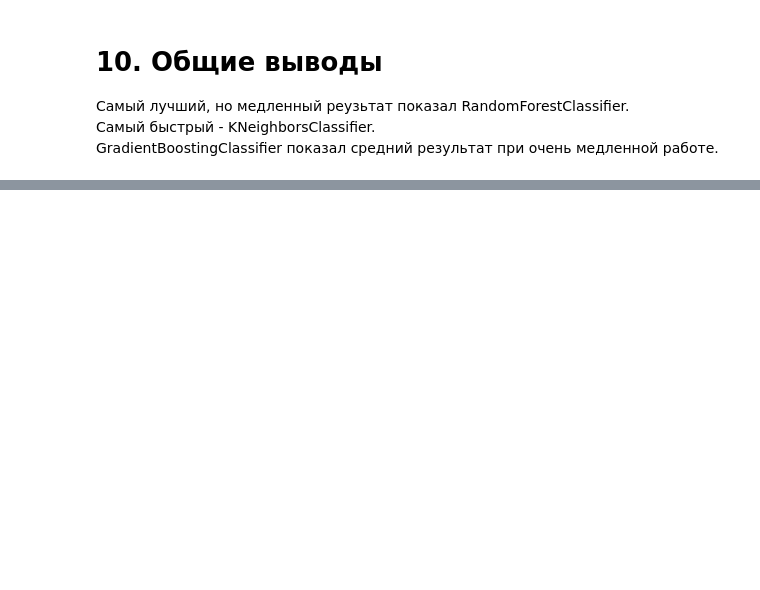
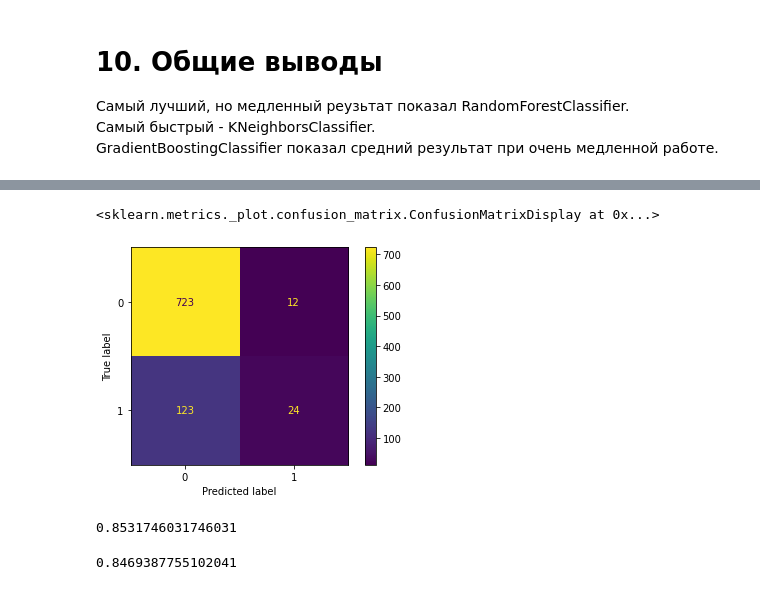
Before and after one commit to NebukinaVA/MachineLearning, a Jupyter notebook: Employees_Attrition.ipynb, the cells around one changed output, grey strips where cells are left out. Drawn from its saved outputs; the diff is of its cells as text; code cells hidden in the pictures; blank space fills up the shorter version.

```diff
--- a/Employees_Attrition.ipynb
+++ b/Employees_Attrition.ipynb
@@ -507,0 +611,2 @@ GradientBoostingClassifier показал средний результат пр
+# %%
+lrg_model = LogisticRegression(random_state = 42,solver = 'newton-cg')
@@ -507,0 +617,5 @@ GradientBoostingClassifier показал средний результат пр
+# %%
+plot_confusion_matrix(lrg_model, X_test, y_test)
+# %% [output]
+<sklearn.metrics._plot.confusion_matrix.ConfusionMatrixDisplay at 0x...>
+[figure, added]
@@ -507,0 +625,8 @@ GradientBoostingClassifier показал средний результат пр
+# %%
+accuracy_score(y_train, y_train_pred)
+# %% [output]
+0.8531746031746031
+# %%
+accuracy_score(y_test, y_test_pred)
+# %% [output]
+0.8469387755102041
```
Also changed, not shown: parts of 24 cells of this notebook.
